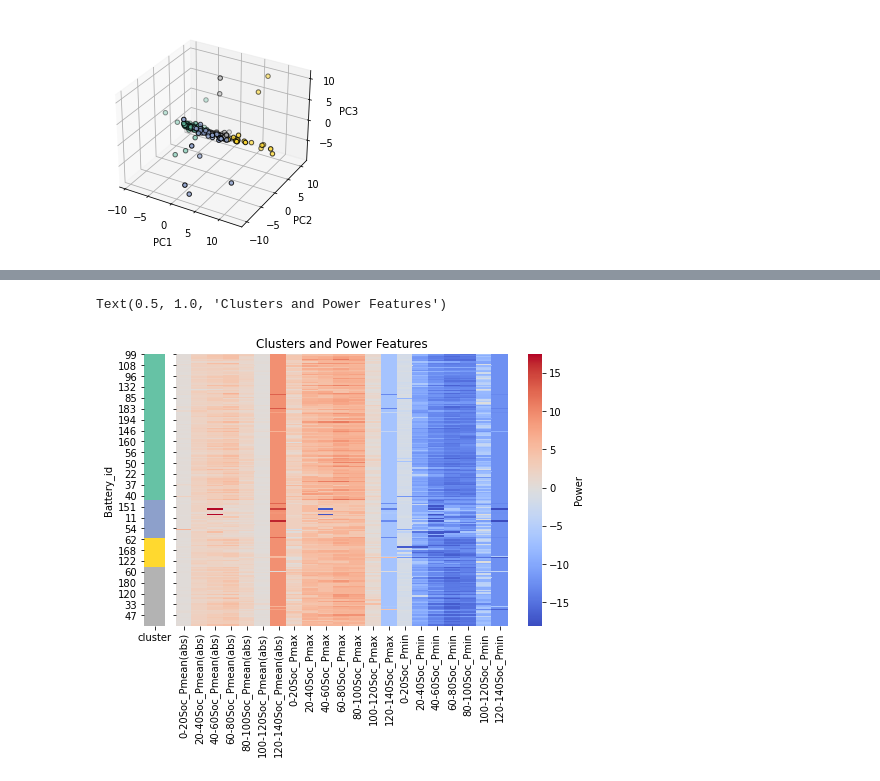
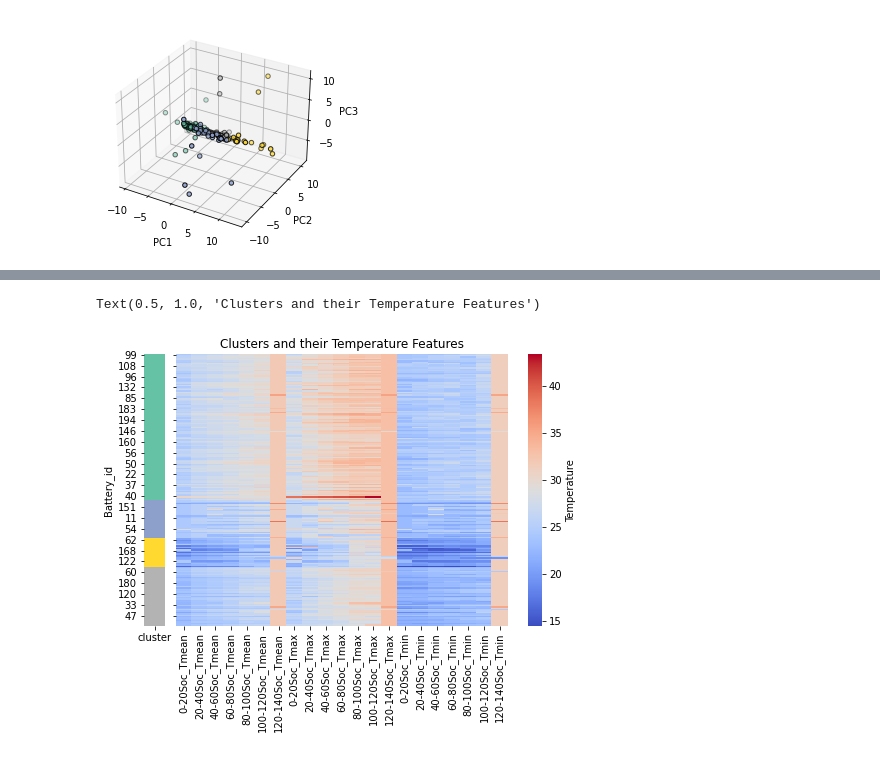
Before and after one commit to EliasGaliounas/BatteryDevBBoxx, a Jupyter notebook: notebooks/Feature_extraction.ipynb, the cells around one changed output, grey strips where cells are left out. Saved outputs shown, nothing was run; the diff lists cells and outputs as text; code cells hidden in the pictures.

Commit message:
Extracting temperature features binned by SoC

```diff
--- a/notebooks/Feature_extraction.ipynb
+++ b/notebooks/Feature_extraction.ipynb
@@ -477,10 +463,10 @@ df_all_features_clustered["cluster"] = labels
 # %%
 f, (ax1, ax2) = plt.subplots(1,2, figsize=(8,5),sharey=True, gridspec_kw={'width_ratios': [1, 20]})
 plt.subplots_adjust(wspace=0.05)
-g1 = sns.heatmap(df_power_features_clustered.sort_values('cluster').iloc[:,-1:], annot=False, cmap='Set2', ax=ax1, cbar=False)
-g2 = sns.heatmap(df_power_features_clustered.sort_values('cluster').iloc[:,:-1], annot=False, cmap='coolwarm',cbar_kws={'label': 'Power'}, ax=ax2)
+g1 = sns.heatmap(df_temp_features_clustered.sort_values('cluster').iloc[:,-1:], annot=False, cmap='Set2', ax=ax1, cbar=False)
+g2 = sns.heatmap(df_temp_features_clustered.sort_values('cluster').iloc[:,:-1], annot=False, cmap='coolwarm',cbar_kws={'label': 'Temperature'}, ax=ax2)
 ax1.set_ylabel('Battery_id')
-ax2.set_title('Clusters and Power Features')
+ax2.set_title('Clusters and their Temperature Features')
 # %% [output]
-Text(0.5, 1.0, 'Clusters and Power Features')
+Text(0.5, 1.0, 'Clusters and their Temperature Features')
-[figure, old version]
+[figure, new version]
```
Also changed, not shown: parts of 7 cells of this notebook, 6 other files.
